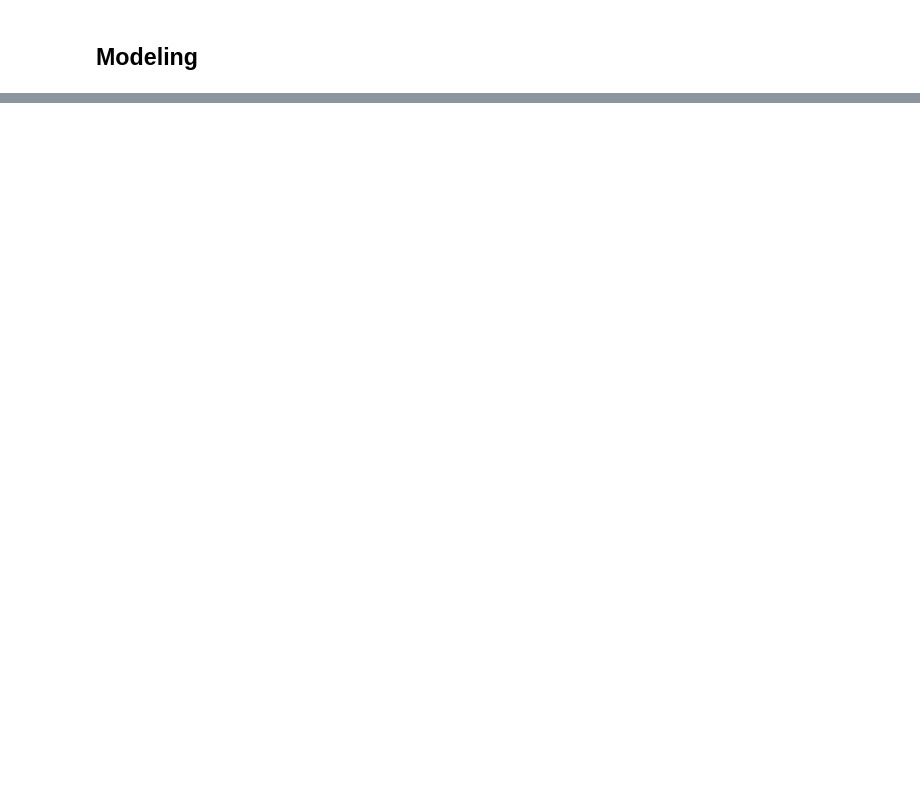
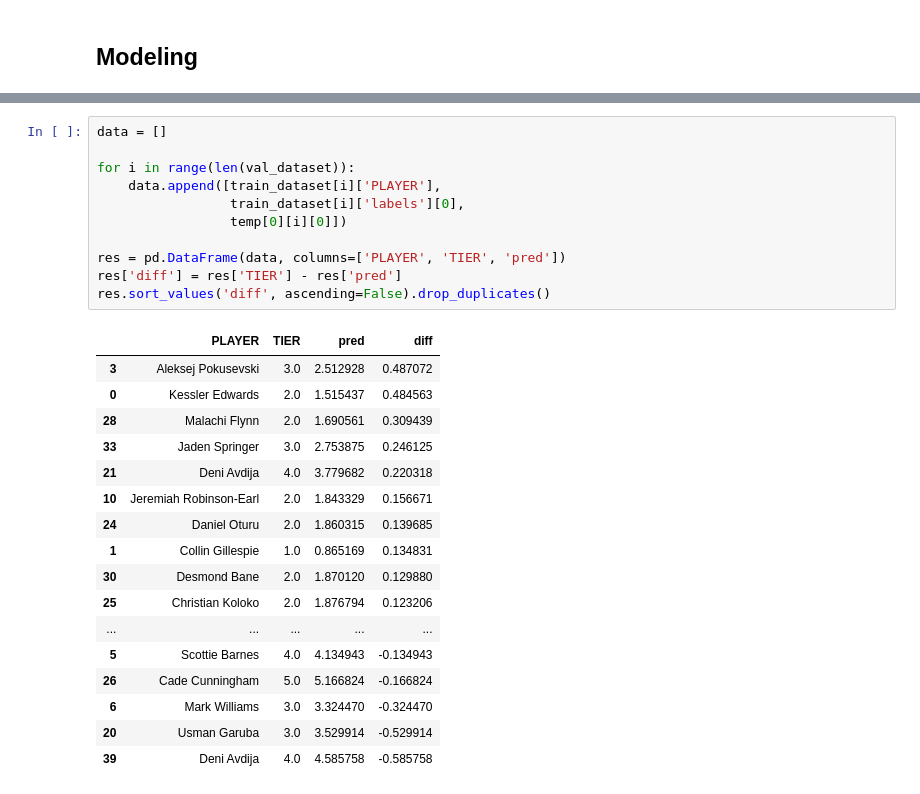
Before and after one commit to xulianrenzoku/decode-vecenie, a Jupyter notebook: modeling/modeling_notebook_reg.ipynb, the cells around one changed output, grey strips where cells are left out. Drawn from its saved outputs; the diff is of its cells as text; blank space fills up the shorter version.

```diff
--- a/modeling/modeling_notebook_reg.ipynb
+++ b/modeling/modeling_notebook_reg.ipynb
@@ -235,0 +250,29 @@ MCRMSE(temp[0], temp[1])
+# %%
+data = []
+
+for i in range(len(val_dataset)):
+    data.append([train_dataset[i]['PLAYER'],
+                 train_dataset[i]['labels'][0],
+                 temp[0][i][0]])
+
+res = pd.DataFrame(data, columns=['PLAYER', 'TIER', 'pred'])
+res['diff'] = res['TIER'] - res['pred']
+res.sort_values('diff', ascending=False).drop_duplicates()
+# %% [output]
+|  | PLAYER | TIER | pred | diff |
+| 3 | Aleksej Pokusevski | 3.0 | 2.512928 | 0.487072 |
+| 0 | Kessler Edwards | 2.0 | 1.515437 | 0.484563 |
+| 28 | Malachi Flynn | 2.0 | 1.690561 | 0.309439 |
+| 33 | Jaden Springer | 3.0 | 2.753875 | 0.246125 |
+| 21 | Deni Avdija | 4.0 | 3.779682 | 0.220318 |
+| 10 | Jeremiah Robinson-Earl | 2.0 | 1.843329 | 0.156671 |
+| 24 | Daniel Oturu | 2.0 | 1.860315 | 0.139685 |
+| 1 | Collin Gillespie | 1.0 | 0.865169 | 0.134831 |
+| 30 | Desmond Bane | 2.0 | 1.870120 | 0.129880 |
+| 25 | Christian Koloko | 2.0 | 1.876794 | 0.123206 |
+| ... | ... | ... | ... | ... |
+| 5 | Scottie Barnes | 4.0 | 4.134943 | -0.134943 |
+| 26 | Cade Cunningham | 5.0 | 5.166824 | -0.166824 |
+| 6 | Mark Williams | 3.0 | 3.324470 | -0.324470 |
+| 20 | Usman Garuba | 3.0 | 3.529914 | -0.529914 |
+| 39 | Deni Avdija | 4.0 | 4.585758 | -0.585758 |
```
Also changed, not shown: parts of 30 cells of this notebook.
